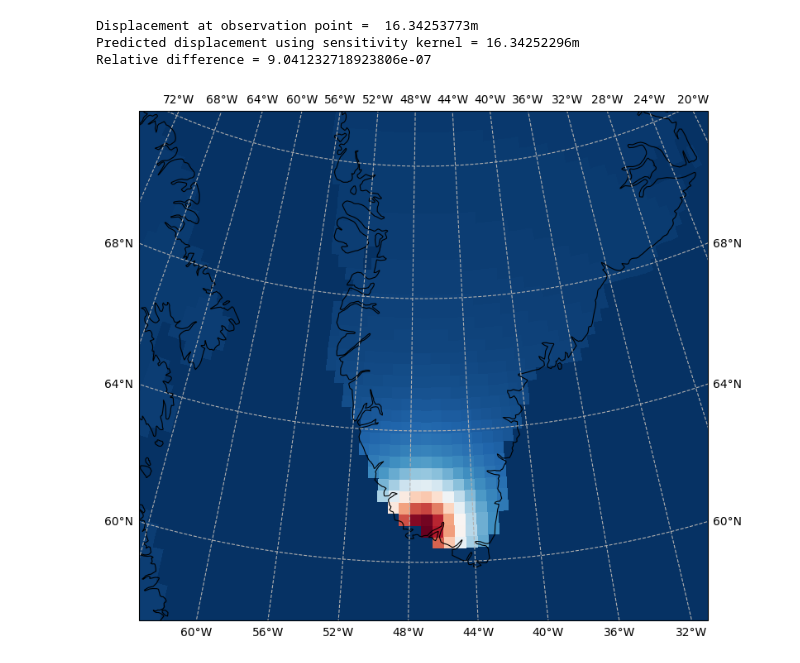
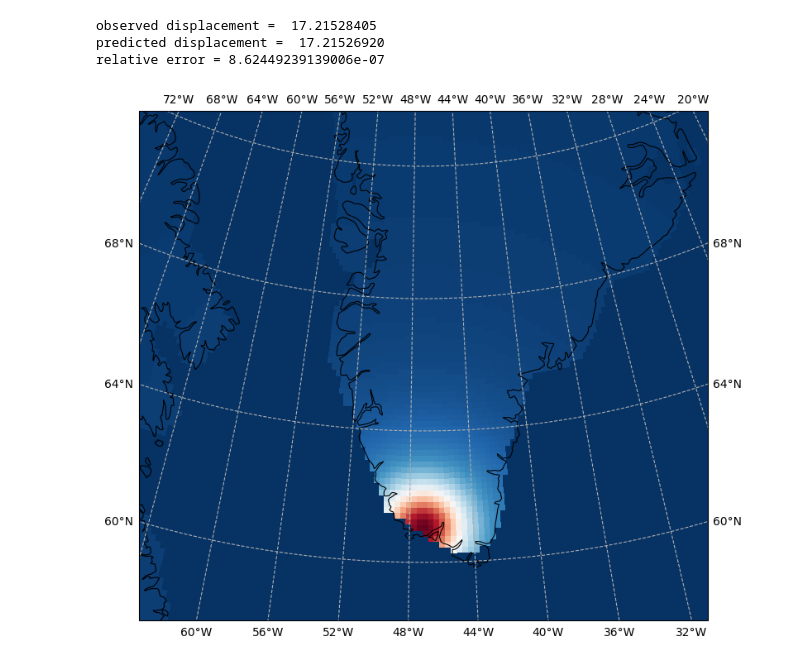
Before and after one commit to da380/pyslfp, a Jupyter notebook: tutorials/t4.ipynb, the cells around one changed output. Cells and saved outputs as stored; diff of their text form; code cells hidden in the pictures.

```diff
--- a/tutorials/t4.ipynb
+++ b/tutorials/t4.ipynb
@@ -141,64 +20,59 @@ These ideas are implemented below:
 # %%
+# Import necessary modules for this notebook.
+import numpy as np
+import matplotlib.pyplot as plt
+from cartopy import crs as ccrs
+from pyslfp import FingerPrint
+
+# Set up the FingerPrint instance -- use a higher truncation to aid with plotting.
+fingerprint = FingerPrint(lmax=512)
+
+# Set the initial sea level and ice thickness.
+fingerprint.set_state_from_ice_ng()
+
 # Set the observation point for SENU GPS station in Greenland
 lat = 61.0696
 lon = -47.1413
-
 
 # Set the direct load
 direct_load = fingerprint.northern_hemisphere_load()
 
 # Solve the forward problem
 _, displacement, _, _ = fingerprint(direct_load=direct_load, rtol=1e-9)
 
+# Get a smoothed delta function and get the observed value.
+smoothed_delta_function = fingerprint.point_load(lat, lon, smoothing_angle=1)
 
-# Get the displacement at the observation point.
-displacement_observed = fingerprint.point_evaulation(displacement, lat, lon)
-
-# Set the adjoint displacement load. In this case we use a method that
-# does the calculation for us. Other adjoing force terms are returned as
-#  None and here ignored.
-adjoint_displacement_load = -1 * fingerprint.point_load(lat, lon)
+observed_value = fingerprint.integrate(smoothed_delta_function* displacement)
+print(f'observed displacement =  {observed_value:.8f}')
 
 # Solve the adjoint problem.
 adjoint_sea_level_change, _, _, _ = fingerprint(
-    displacement_load=adjoint_displacement_load,
+    displacement_load=-1*smoothed_delta_function,
     rtol=1e-9
 )
 
+# Get predicted value
+predicted_value = fingerprint.integrate(adjoint_sea_level_change * direct_load)
+print(f'predicted displacement =  {predicted_value:.8f}')
 
-# Print the observed value and prediction via sensitivity kernel
-print(f"Displacement at observation point =  {displacement_observed:.8f}m")
-displacement_prediction = fingerprint.integrate(adjoint_sea_level_change * direct_load)
-print(
-    f"Predicted displacement using sensitivity kernel = {displacement_prediction:.8f}m"
-)
-print(
-    f"Relative difference = {np.abs(displacement_observed-displacement_prediction)/np.abs(displacement_observed)}\n"
-)
+# Print the relative error.
+print(f'relative error = {np.abs(observed_value-predicted_value)/np.abs(observed_value)}')
 
-# Recalculate a smoothed kernel for plotting. In this case we use a method that does the
-# calculation for us. Other adjoint force terms are returned and None and here ignored.
-_, adjoint_displacement_load, _, _ = (
-    fingerprint.adjoint_loads_for_displacement_point_measurement(
-        lat, lon, smoothing_angle=1.0
-    )
-)
-adjoint_sea_level_change, _, _, _ = fingerprint(
-    displacement_load=adjoint_displacement_load,
-    rtol=1e-9
-)
+# Form the ice thickness kernel
 kernel = fingerprint.direct_load_from_ice_thickness_change(adjoint_sea_level_change)
 
+# Plot the kernel.
 fig, ax, im = fingerprint.plot(
     kernel,
     projection=ccrs.Orthographic(central_longitude=lon, central_latitude=lat + 8),
     map_extent=[lon - 16, lon + 16, lat - 4, lat + 12],
     lat_interval=4,
     lon_interval=4,
 )
 plt.show()
 # %% [output]
-Displacement at observation point =  16.34253773m
-Predicted displacement using sensitivity kernel = 16.34252296m
-Relative difference = 9.041232718923806e-07
+observed displacement =  17.21528405
+predicted displacement =  17.21526920
+relative error = 8.62449239139006e-07
-[figure, old version]
+[figure, new version]
```
Also changed, not shown: parts of 6 cells of this notebook, 12 other files.
